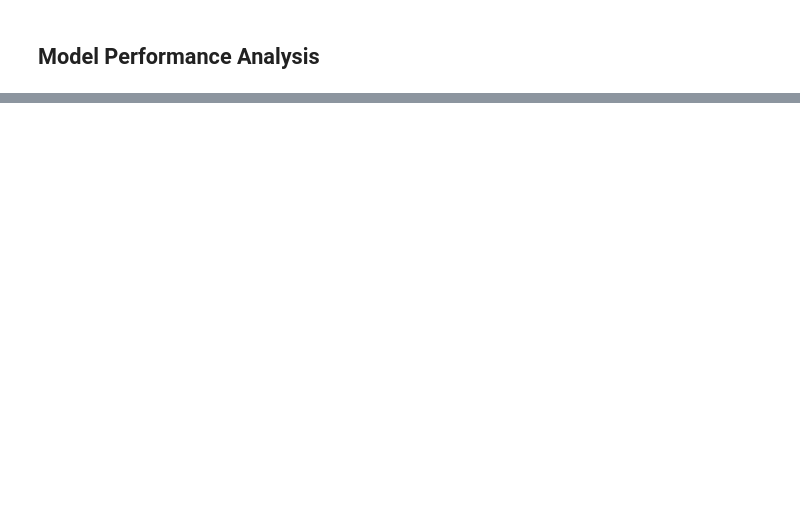
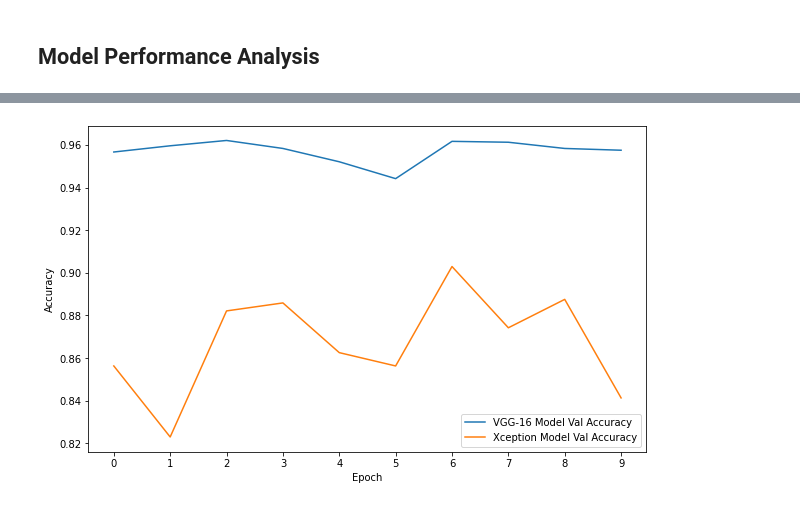
Before and after one commit to KoraySali/Dissertation_Archive, a Jupyter notebook: model_creation.ipynb, the cells around one changed output, grey strips where cells are left out. Saved outputs shown, nothing was run; the diff lists cells and outputs as text; code cells hidden in the pictures; blank space fills up the shorter version.

```diff
--- a/model_creation.ipynb
+++ b/model_creation.ipynb
@@ -246,0 +360,24 @@ Epoch 10/10
+# %%
+# Load the pre-trained models imports
+xception_import = tf.keras.applications.Xception(weights='imagenet', include_top=False, input_shape=(128,128,3))
+vgg_import = tf.keras.applications.VGG16(weights='imagenet', include_top=False, input_shape=(128, 128, 3))
+resnet_import = tf.keras.applications.ResNet152(weights='imagenet', include_top=False, input_shape=(128, 128, 3))
+# %%
+def pre_trained_model_learning(model):
+
+  for freezing_layer in model.layers:
+    freezing_layer.trainable = False
+
+  custom_model_flatten = tf.keras.layers.Flatten()(model.output)
+  custom_model_dense1 = tf.keras.layers.Dense(256, activation='relu')(custom_model_flatten)
+  custom_model_dense2 = tf.keras.layers.Dense(128, activation='relu')(custom_model_dense1)
+  custom_model_output = tf.keras.layers.Dense(3, activation='softmax')(custom_model_dense2)
+
+  model = tf.keras.models.Model(inputs=model.input, outputs=custom_model_output)
+
+  model.compile(loss=tf.keras.losses.SparseCategoricalCrossentropy(), optimizer=tf.keras.optimizers.Adam(), metrics=["accuracy"])
+  history_model = model.fit(X_train, y_train, epochs=10, validation_data=(X_test, y_test))
+
+  return history_model, model
+# %%
+vgg_model = pre_trained_model_learning(vgg_import)
@@ -246,0 +405,2 @@ Epoch 10/10
+# %%
+xception_model = pre_trained_model_learning(xception_import)
@@ -303,0 +571,16 @@ WARNING:matplotlib.image:Clipping input data to the valid range for imshow with
+# %%
+plt.figure(figsize=(10, 6))
+
+#plt.plot(history_base.history['val_accuracy'], label='Base Model Val Accuracy')
+#plt.plot(history_complete.history['val_accuracy'], label='Complete Model Val Accuracy')
+plt.plot(vgg_model.history['val_accuracy'], label='VGG-16 Model Val Accuracy')
+plt.plot(xception_model.history['val_accuracy'], label='Xception Model Val Accuracy')
+#plt.plot(resnet_model.history['val_accuracy'], label='ResNet152 Model Val Accuracy')
+
+plt.xlabel('Epoch')
+plt.xticks(range(0, 10))
+plt.ylabel('Accuracy')
+plt.legend(loc='best')
+plt.show()
+# %% [output]
+[figure, added]
```
Also changed, not shown: parts of 74 cells of this notebook.
